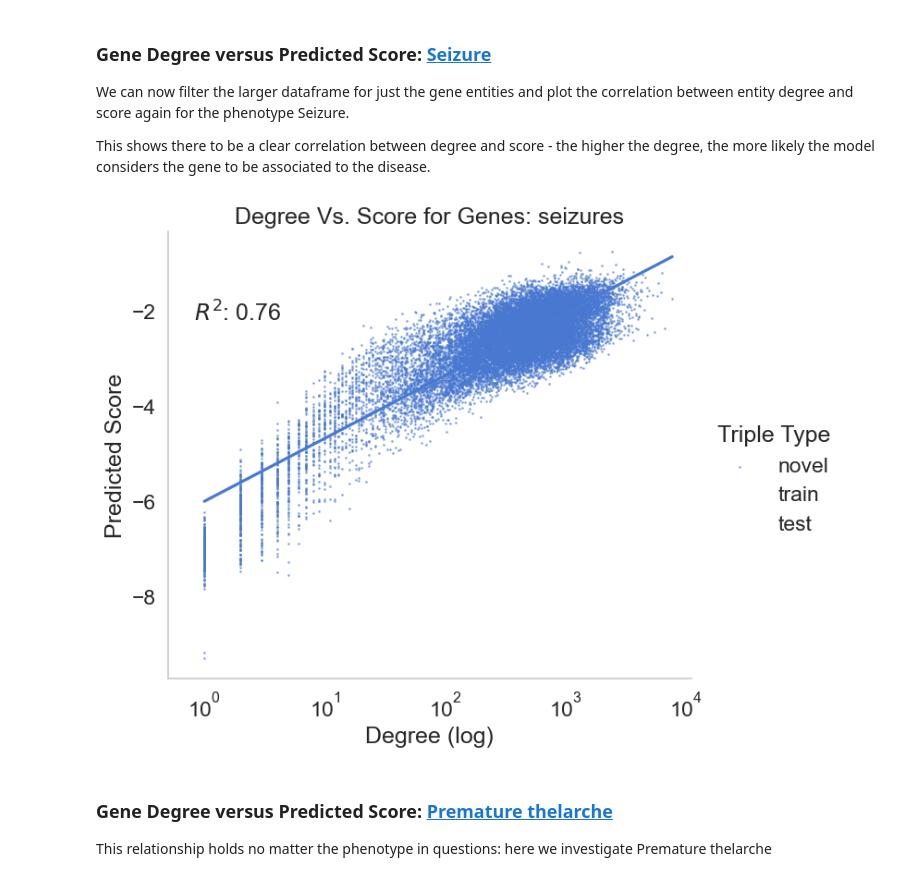
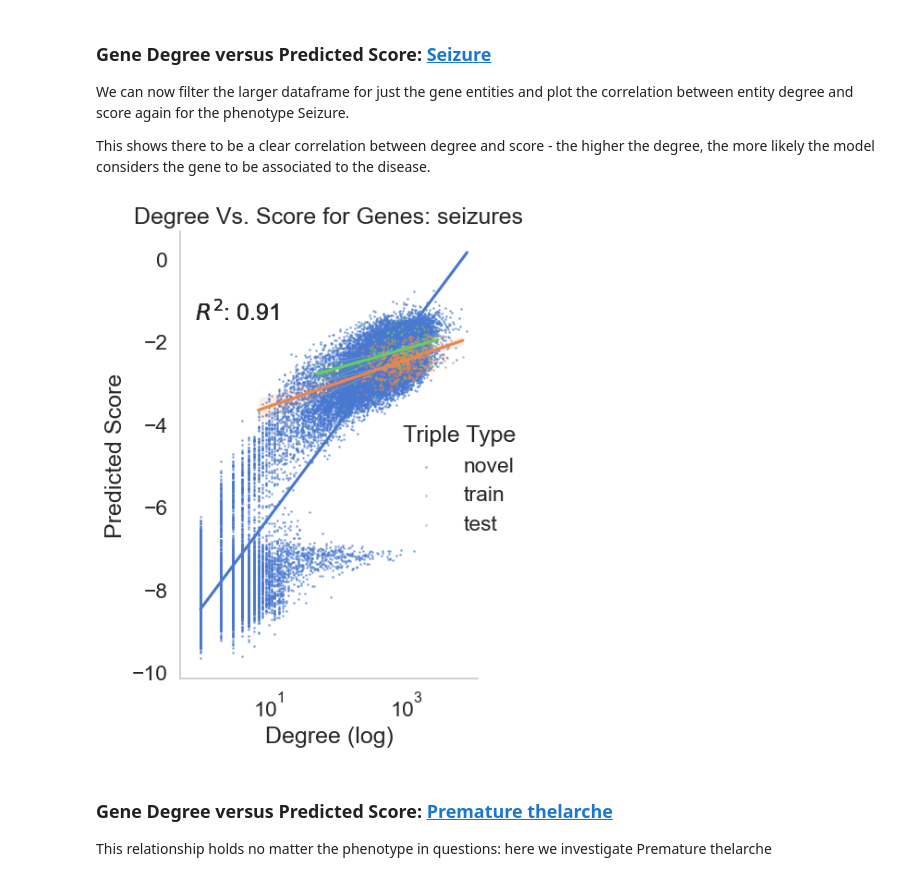
Before and after one commit to MSBradshaw/LinkPrediction, a Jupyter notebook: Experiments/target_prediction.ipynb, the cells around one changed output. Cells and saved outputs as stored; diff of their text form; code cells hidden in the pictures.

```diff
--- a/Experiments/target_prediction.ipynb
+++ b/Experiments/target_prediction.ipynb
@@ -203,11 +235,22 @@ def plot_score_degree_gene(df: pd.DataFrame, disease: str) -> None:
 We can now filter the larger dataframe for just the gene entities and plot the correlation between entity degree and score again for the phenotype Seizure.
 
 This shows there to be a clear correlation between degree and score - the higher the degree, the more likely the model considers the gene to be associated to the disease.
-# %%
-predictions_df_genes: pd.DataFrame = seizure_df[seizure_df.entity_type == "STRING"]
-plot_score_degree_gene(predictions_df_genes, "seizures")
-# %% [output]
-[figure, removed]
+# %%
+predictions_df: pd.DataFrame = get_predictions_tail(
+    seizure,
+    query_relation,
+    data,
+    model,
+    degs,
+    train_triples=train_triples,
+    test_triples=test_triples,
+    valid_triples=valid_triples
+)
+predictions_df_genes: pd.DataFrame = predictions_df[predictions_df.entity_type == "STRING"]
+predictions_df = label_df_edges(predictions_df, test_edges, train_edges, query_relation)
+plot_score_degree_gene(predictions_df, "seizures", '../Figures/seizure_degree_vs_score.png', use_labels=True)
+# %% [output]
+[figure, added]
 # %% [markdown]
 ### Gene Degree versus Predicted Score: [Premature thelarche](https://hpo.jax.org/app/browse/term/HP:0010314)
 
```
Also changed, not shown: parts of 11 cells of this notebook, 2 other files.
